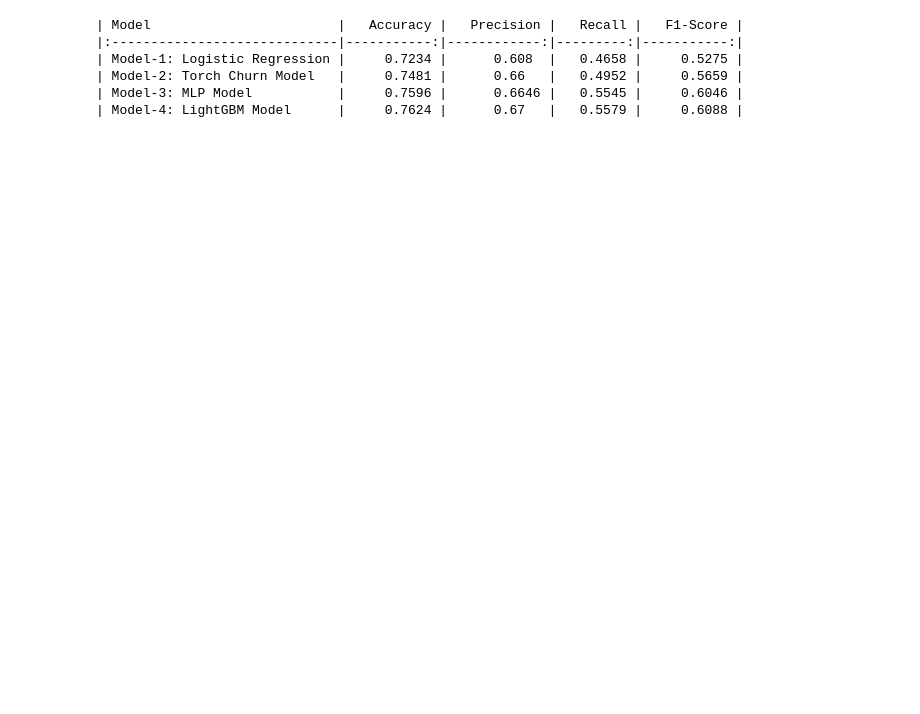
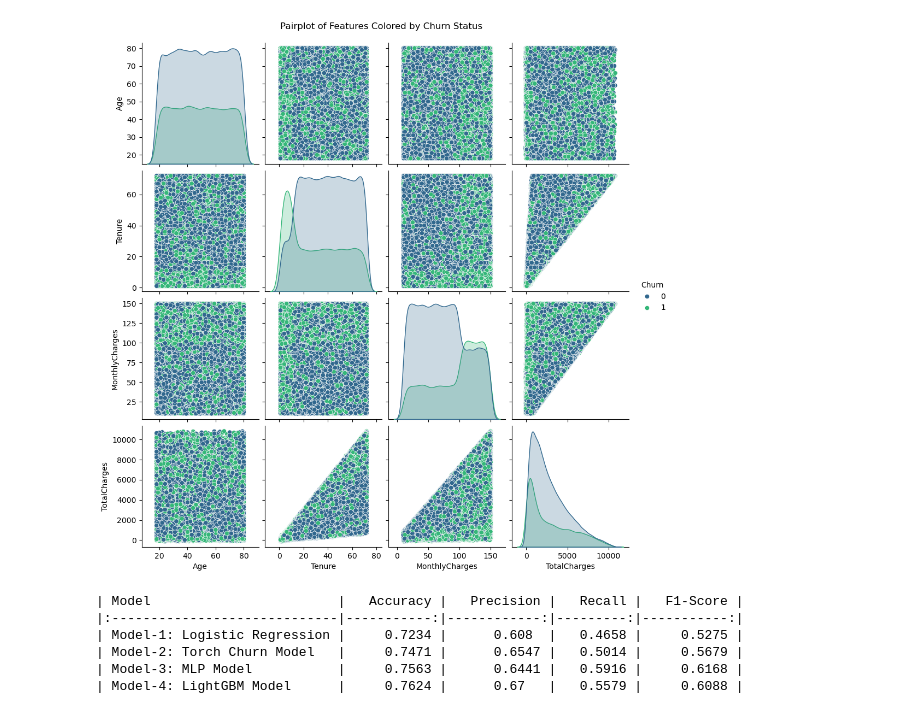
Before and after one commit to XC0ID/ML-Projects, a Jupyter notebook: Telecome/Telecome_Customer.ipynb, the cells around one changed output. Saved outputs shown, nothing was run; the diff lists cells and outputs as text; code cells hidden in the pictures; blank space fills up the shorter version.

```diff
--- a/Telecome/Telecome_Customer.ipynb
+++ b/Telecome/Telecome_Customer.ipynb
@@ -157,25 +48,10 @@ F1 Score: 0.4443
+# %%
+sns.pairplot(df, hue='Churn', palette='viridis')
+plt.suptitle('Pairplot of Features Colored by Churn Status', y=1.02)
+plt.show()
+# %% [output]
+[figure, added]
 # %%
-import pandas as pd
-import numpy as np
-import torch
-import torch.nn as nn
-import torch.optim as optim
-from sklearn.model_selection import train_test_split
-from sklearn.preprocessing import StandardScaler
-from sklearn.metrics import accuracy_score, f1_score, precision_score, recall_score
-from sklearn.linear_model import LogisticRegression
-from sklearn.neural_network import MLPClassifier
-from lightgbm import LGBMClassifier
-import warnings
-warnings.filterwarnings("ignore")
-
-# 1. DATA PREPARATION
-df = pd.read_csv("Telecome.csv")
-df = df.drop(columns=['CustomerID'], errors='ignore')
-
-# Standardize target
-df['Churn'] = df['Churn'].map({'Yes': 1, 'No': 0, 'True': 1, 'False': 0, 1: 1, 0: 0})
-
 # Encode categorical variables
 X = pd.get_dummies(df.drop(columns=['Churn']), drop_first=True)
 y = df['Churn'].values
@@ -250,6 +126,6 @@ print("\n" + results_df.to_markdown(index=False))
 | Model                        |   Accuracy |   Precision |   Recall |   F1-Score |
 |:-----------------------------|-----------:|------------:|---------:|-----------:|
 | Model-1: Logistic Regression |     0.7234 |      0.608  |   0.4658 |     0.5275 |
-| Model-2: Torch Churn Model   |     0.7481 |      0.66   |   0.4952 |     0.5659 |
-| Model-3: MLP Model           |     0.7596 |      0.6646 |   0.5545 |     0.6046 |
+| Model-2: Torch Churn Model   |     0.7471 |      0.6547 |   0.5014 |     0.5679 |
+| Model-3: MLP Model           |     0.7563 |      0.6441 |   0.5916 |     0.6168 |
 | Model-4: LightGBM Model      |     0.7624 |      0.67   |   0.5579 |     0.6088 |
```
Also changed, not shown: parts of 10 cells of this notebook.
